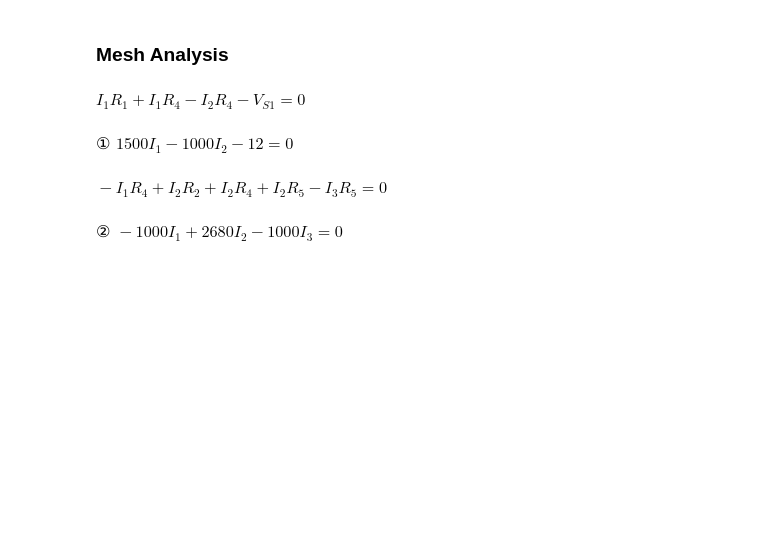
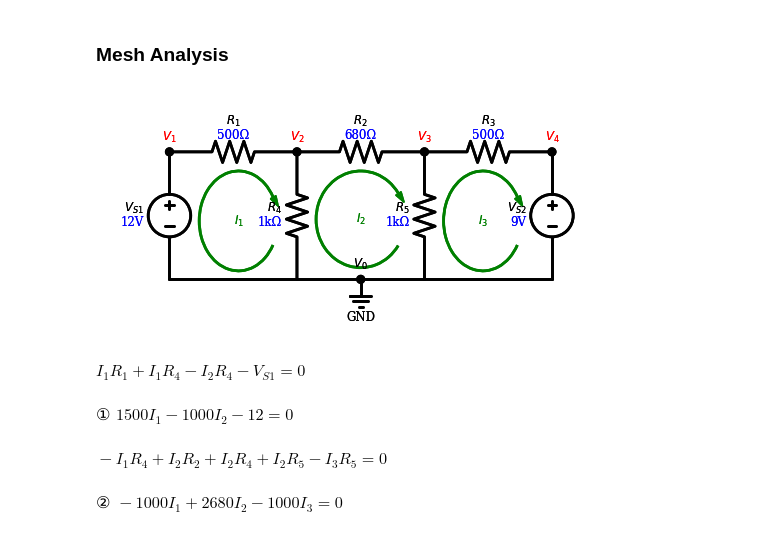
Before and after one commit to winth03/PythonProjects, a Jupyter notebook: CircuitLab/lab4.ipynb, the cells around one changed output. Cells and saved outputs as stored; diff of their text form; code cells hidden in the pictures; blank space fills up the shorter version.

```diff
--- a/CircuitLab/lab4.ipynb
+++ b/CircuitLab/lab4.ipynb
@@ -22,3 +26,39 @@ def print_eq(eq, **kwargs):
+# %%
+config(font='serif', fontsize=10, bgcolor='white')
+
+with Drawing(show=False) as d:
+    d += (el_vs1 := elm.SourceV().up().label('$V_{S1}$', valign='bottom').label('12V', valign='top', color='blue'))
+    d += elm.Dot().label('$V_1$', color='red')
+    d += (el_r1 := elm.Resistor().right().label('$R_1$', valign='bottom', ofst=0.3).label('500Ω', valign='top', color='blue', ofst=0.3))
+    d += elm.Dot().label('$V_2$', color='red')
+    d.push()
+    d += (el_r4 := elm.Resistor().down().label('$R_4$', valign='bottom').label('1kΩ', valign='top', color='blue'))
+    d += (el_l1 := elm.Line().left())
+    d.pop()
+    d += (el_r2 := elm.Resistor().right().label('$R_2$', valign='bottom', ofst=0.3).label('680Ω', valign='top', color='blue', ofst=0.3))
+    d += elm.Dot().label('$V_3$', color='red')
+    d.push()
+    d += (el_r5 := elm.Resistor().down().label('$R_5$', valign='bottom').label('1kΩ', valign='top', color='blue'))
+    d += elm.Line().left(1.5)
+    d += (el_gnd := elm.Dot().label('$V_0$', loc='top'))
+    d.push()
+    d += elm.Line().left(1.5)
+    d.pop()
+    d += elm.Ground().label('GND', loc='bottom')
+    d.pop()
+    d += (el_r3 := elm.Resistor().right().label('$R_3$', valign='bottom', ofst=0.3).label('500Ω', valign='top', color='blue', ofst=0.3))
+    d += elm.Dot().label('$V_4$', color='red')
+    d += (el_vs2 := elm.SourceV().down().reverse().label('$V_{S2}$', valign='bottom').label('9V', valign='top', color='blue'))
+    d += (el_l3 := elm.Line().left())
+
+with Drawing() as m:
+    m += elm.ElementDrawing(d)
+    m += elm.LoopCurrent([el_r1, el_r4, el_l1, el_vs1], label='$I_1$', color='green')
+    m += elm.LoopCurrent([el_r2, el_r5, el_gnd, el_r4], label='$I_2$', color='green')
+    m += elm.LoopCurrent([el_r3, el_vs2, el_l3, el_r5], label='$I_3$', color='green')
+    m.save('./lab2_data/L4_fig1.png', transparent=False)
+# %% [output]
+[figure, added]
 # %%
 i1, i2, i3, r1, r2, r3, r4, r5, vs1, vs2 = symbols('I1:4 R1:6 V_S1:3')
 eq1 = Eq(-vs1 + i1 * r1 + i1 * r4 - i2 * r4, 0)
```
Also changed, not shown: parts of 7 cells of this notebook, 2 other files.
